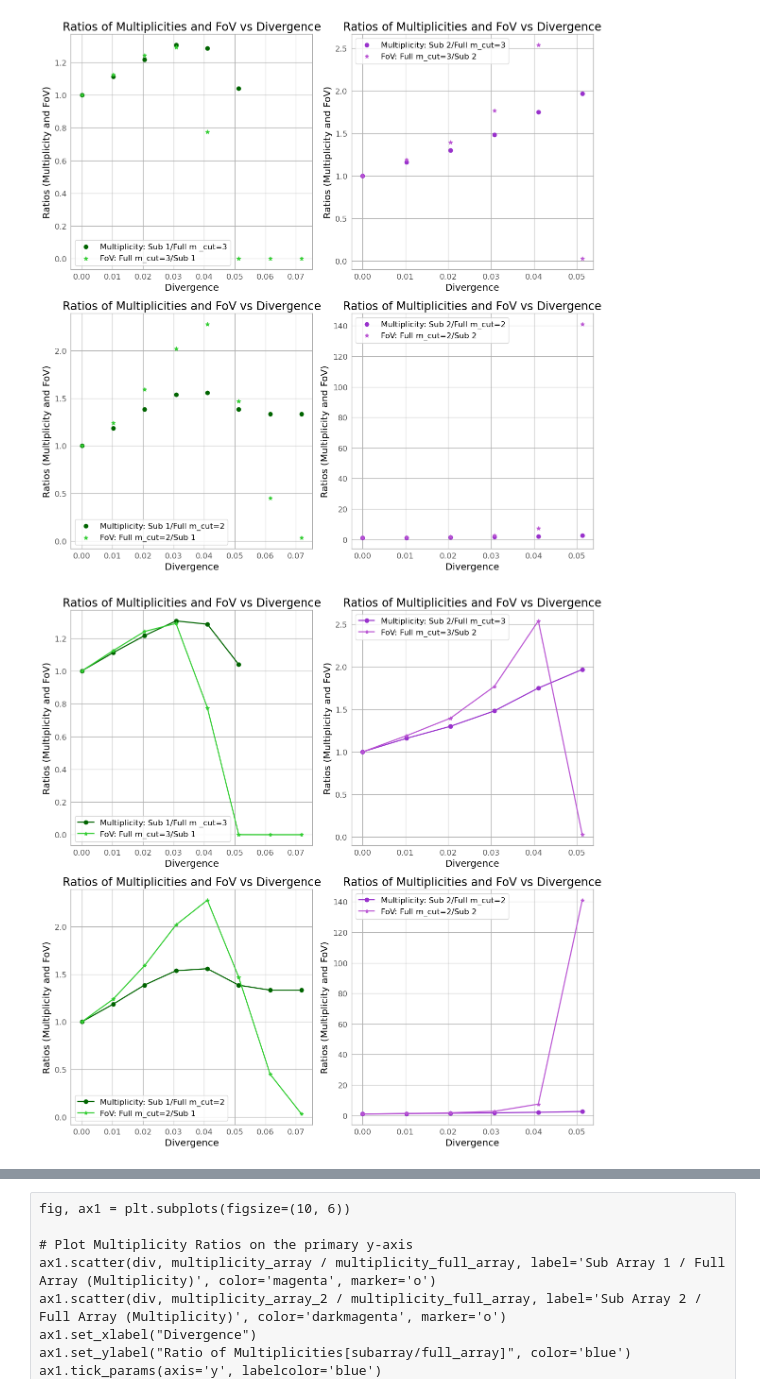
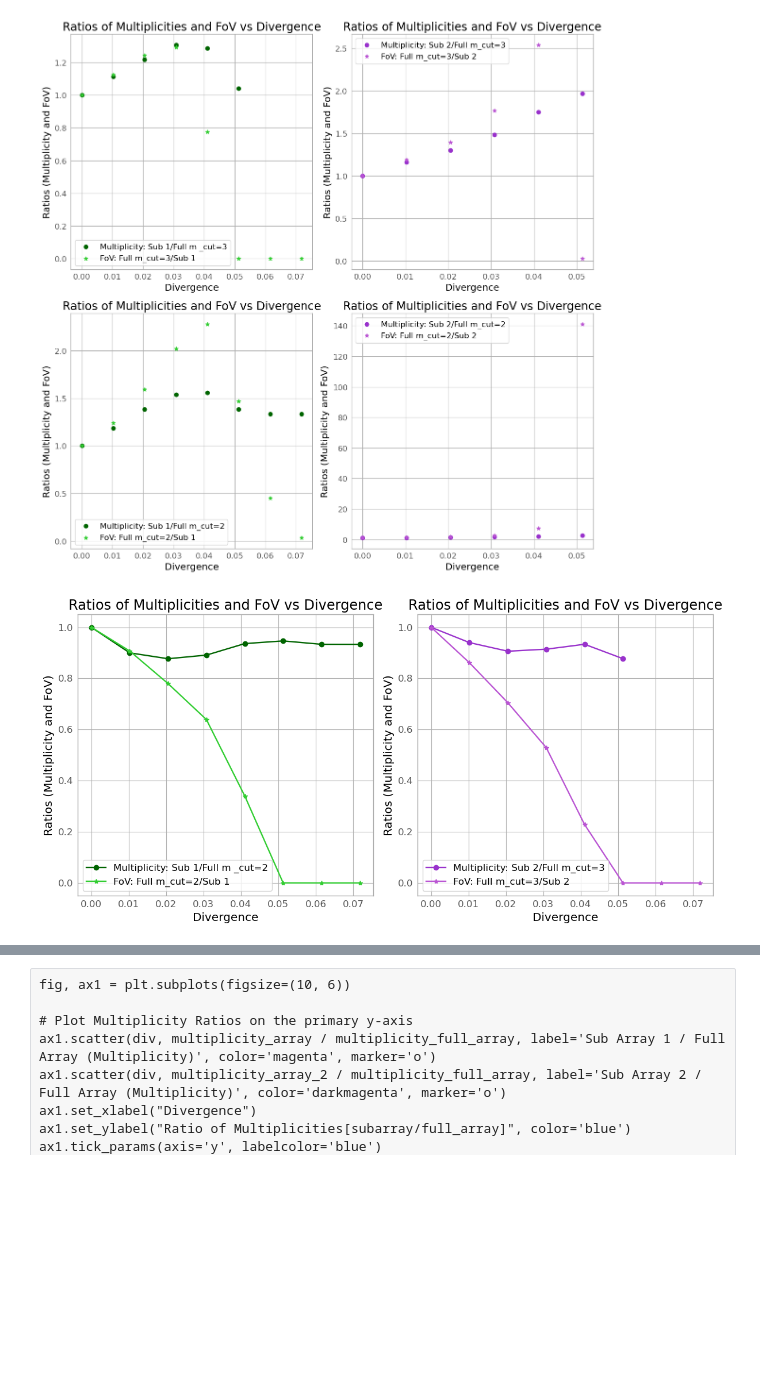
Before and after one commit to SamantaMorales/divtel, a Jupyter notebook: Confronting_full_vs_subarray.ipynb, the cells around one changed output, grey strips where cells are left out. Drawn from its saved outputs; the diff is of its cells as text; code cells hidden in the pictures; blank space fills up the shorter version.

Commit message:
COmmiting the processes with subarrays no cuts, while the normal divergent mode has a cut at 3 and two depending on the array, the array with 2 telescopes not ideal

```diff
--- a/Confronting_full_vs_subarray.ipynb
+++ b/Confronting_full_vs_subarray.ipynb
@@ -669,8 +669,8 @@ multiplicity_array=[]
 
 for divergence in div:
     array.divergent_pointing(divergence, az=0,alt=70)
-    FoV=array.hFoV(subarray_mult=number_of_telescopes_subarray_1, m_cut=3)[0]
-    multiplicity=array.hFoV(subarray_mult=number_of_telescopes_subarray_1, m_cut=3)[1]
+    FoV=array.hFoV(subarray_mult=number_of_telescopes_subarray_1)[0]
+    multiplicity=array.hFoV(subarray_mult=number_of_telescopes_subarray_1)[1]
     FoV_array.append(FoV)
     multiplicity_array.append(multiplicity)
 # %%
@@ -689,8 +689,8 @@ FoV_array_2=[]
 multiplicity_array_2=[]
 for divergence in div:
     array_2.divergent_pointing(divergence, az=0,alt=70)
-    FoV=array_2.hFoV(subarray_mult=number_of_telescopes_subarray_2, m_cut=4)[0]
-    multiplicity=array_2.hFoV(subarray_mult=number_of_telescopes_subarray_2, m_cut=4)[1]
+    FoV=array_2.hFoV(subarray_mult=number_of_telescopes_subarray_2)[0]
+    multiplicity=array_2.hFoV(subarray_mult=number_of_telescopes_subarray_2)[1]
     FoV_array_2.append(FoV)
     multiplicity_array_2.append(multiplicity)
 # %%
@@ -1036,41 +1008,26 @@ plt.show()
 # %% [output]
 [figure]
 # %%
-fig, axes = plt.subplots(2, 2, figsize=(12, 12))
-# Plot Full Array
+fig, axes = plt.subplots(1, 2, figsize=(12, 6))
+# Plot Full ArrayFoV_mult_cut_2_array multiplicity_full_array_mult_cut_2
 # Scatter plots for Multiplicity ratios m_cut =3
-axes[0,0].plot(div[:8], multiplicity_array[:8]/multiplicity_full_array[:8], label='Multiplicity: Sub 1/Full m _cut=3', marker='o', color='darkgreen')
-axes[0,0].plot(div[:8], FoV_full_array[:8]/ FoV_array[:8], label='FoV: Full m_cut=3/Sub 1',marker='*', color='limegreen')
-axes[0,0].set_title('Ratios of Multiplicities and FoV vs Divergence')
-axes[0,0].set_xlabel('Divergence')
-axes[0,0].set_ylabel('Ratios (Multiplicity and FoV)')
-axes[0,0].legend()
+axes[0].plot(div[:8], multiplicity_array[:8]/multiplicity_full_array_mult_cut_2[:8], label='Multiplicity: Sub 1/Full m _cut=2', marker='o', color='darkgreen')
+axes[0].plot(div[:8], FoV_full_array[:8]/ FoV_mult_cut_2_array[:8], label='FoV: Full m_cut=2/Sub 1',marker='*', color='limegreen')
+axes[0].set_title('Ratios of Multiplicities and FoV vs Divergence')
+axes[0].set_xlabel('Divergence')
+axes[0].set_ylabel('Ratios (Multiplicity and FoV)')
+axes[0].legend()
 
 # Plot Full Array 2
-axes[0,1].plot(div[:8], multiplicity_array_2[:8]/multiplicity_full_array[:8], label='Multiplicity: Sub 2/Full m_cut=3',marker='o', color='darkorchid')
-axes[0,1].plot(div[:8], FoV_full_array[:8]/ FoV_array_2[:8], label='FoV: Full m_cut=3/Sub 2', marker='*', color='mediumorchid')
-axes[0,1].set_title('Ratios of Multiplicities and FoV vs Divergence')
-axes[0,1].set_xlabel('Divergence')
-axes[0,1].set_ylabel('Ratios (Multiplicity and FoV)')
-axes[0,1].legend()
-#Plot the ones for array with m_cut=2
-axes[1,0].plot(div[:8], multiplicity_array[:8]/multiplicity_full_array_mult_cut_2[:8], label='Multiplicity: Sub 1/Full m_cut=2',marker='o', color='darkgreen')
-axes[1,0].plot(div[:8], FoV_mult_cut_2_array[:8]/ FoV_array[:8], label='FoV: Full m_cut=2/Sub 1', marker='*', color='limegreen')
-axes[1,0].set_title('Ratios of Multiplicities and FoV vs Divergence')
-axes[1,0].set_xlabel('Divergence')
-axes[1,0].set_ylabel('Ratios (Multiplicity and FoV)')
-axes[1,0].legend()
-
-#Plot the ones for array with m_cut=2
-axes[1,1].plot(div[:8], multiplicity_array_2[:8]/multiplicity_full_array_mult_cut_2[:8], label='Multiplicity: Sub 2/Full m_cut=2',marker='o', color='darkorchid')
-axes[1,1].plot(div[:8], FoV_mult_cut_2_array[:8]/ FoV_array_2[:8], label='FoV: Full m_cut=2/Sub 2', marker='*', color='mediumorchid')
-axes[1,1].set_title('Ratios of Multiplicities and FoV vs Divergence')
-axes[1,1].set_xlabel('Divergence')
-axes[1,1].set_ylabel('Ratios (Multiplicity and FoV)')
-axes[1,1].legend()
+axes[1].plot(div[:8], multiplicity_array_2[:8]/multiplicity_full_array[:8], label='Multiplicity: Sub 2/Full m_cut=3',marker='o', color='darkorchid')
+axes[1].plot(div[:8], FoV_full_array[:8]/ FoV_array_2[:8], label='FoV: Full m_cut=3/Sub 2', marker='*', color='mediumorchid')
+axes[1].set_title('Ratios of Multiplicities and FoV vs Divergence')
+axes[1].set_xlabel('Divergence')
+axes[1].set_ylabel('Ratios (Multiplicity and FoV)')
+axes[1].legend()
 
 # Adjust layout
 plt.tight_layout()
 plt.show()
 # %% [output]
-[figure, old version]
+[figure, new version]
```
Also changed, not shown: parts of 26 cells of this notebook, 3 other files.
